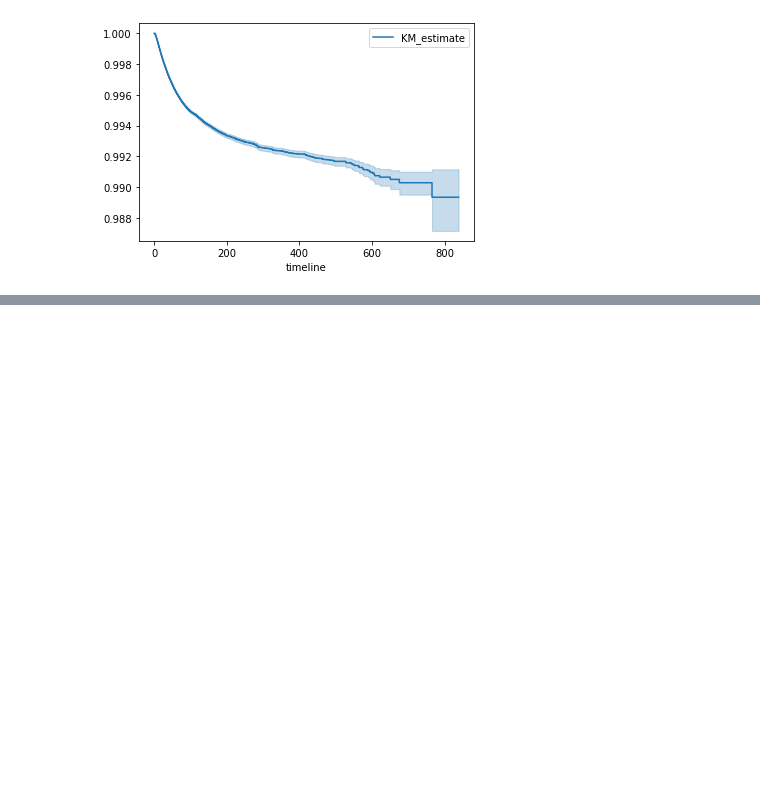
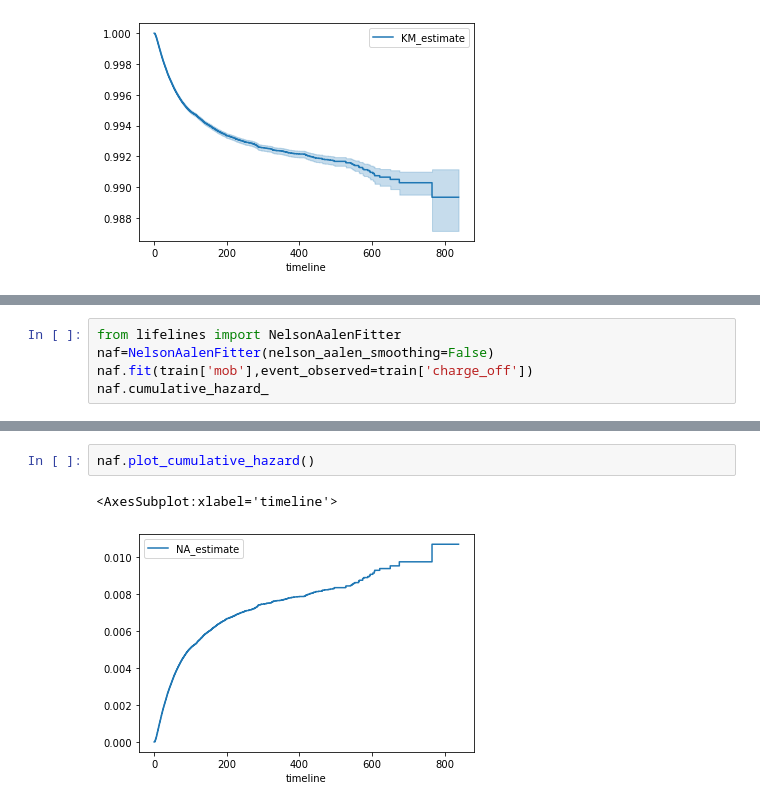
Before and after one commit to jackiec1998/uiuc-datathon-2023, a Jupyter notebook: survival_analysis.ipynb, the cells around one changed output, grey strips where cells are left out. Cells and saved outputs as stored; diff of their text form; blank space fills up the shorter version.

```diff
--- a/survival_analysis.ipynb
+++ b/survival_analysis.ipynb
@@ -106,0 +108,5 @@ kmf.plot_survival_function()
+# %%
+from lifelines import NelsonAalenFitter
+naf=NelsonAalenFitter(nelson_aalen_smoothing=False)
+naf.fit(train['mob'],event_observed=train['charge_off'])
+naf.cumulative_hazard_
@@ -106,0 +128,5 @@ kmf.plot_survival_function()
+# %%
+naf.plot_cumulative_hazard()
+# %% [output]
+<AxesSubplot:xlabel='timeline'>
+[figure, added]
```
Also changed, not shown: parts of 10 cells of this notebook.
